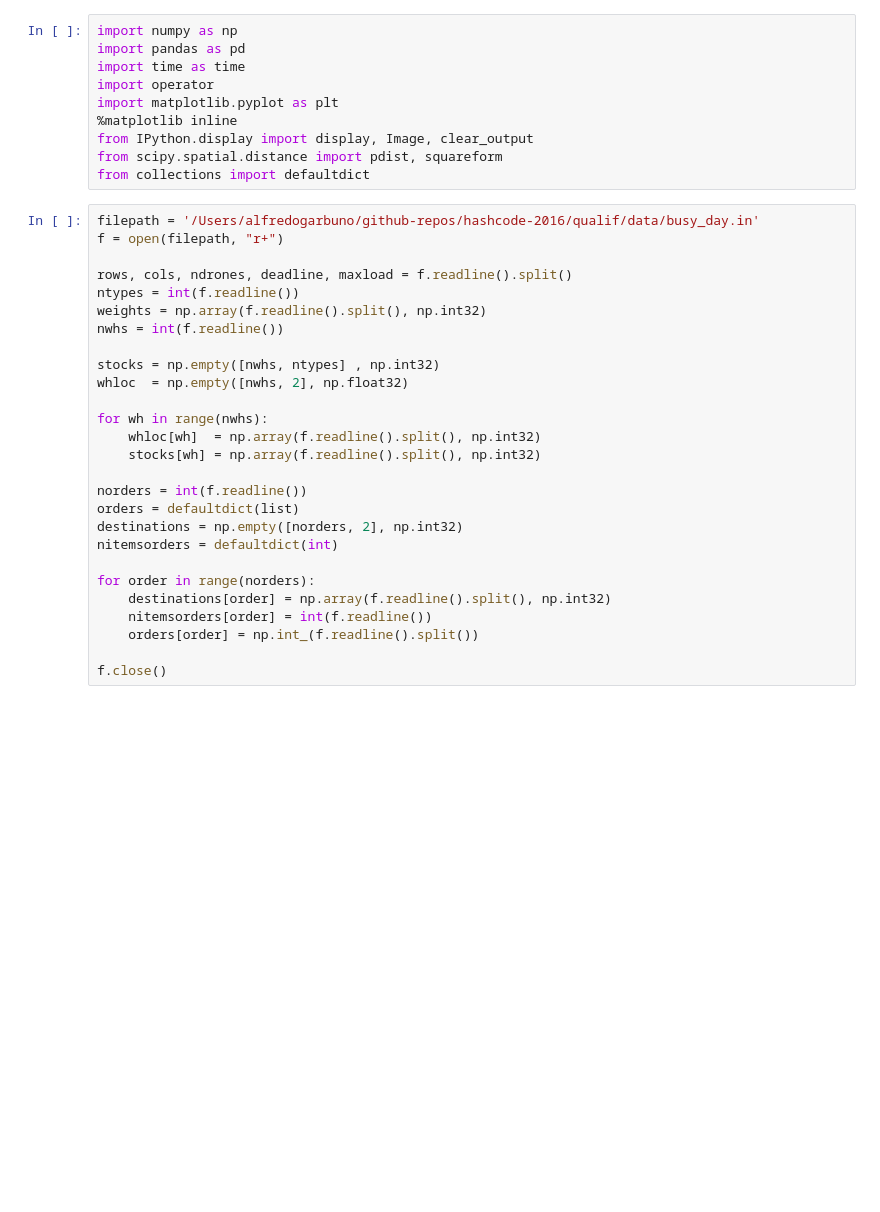
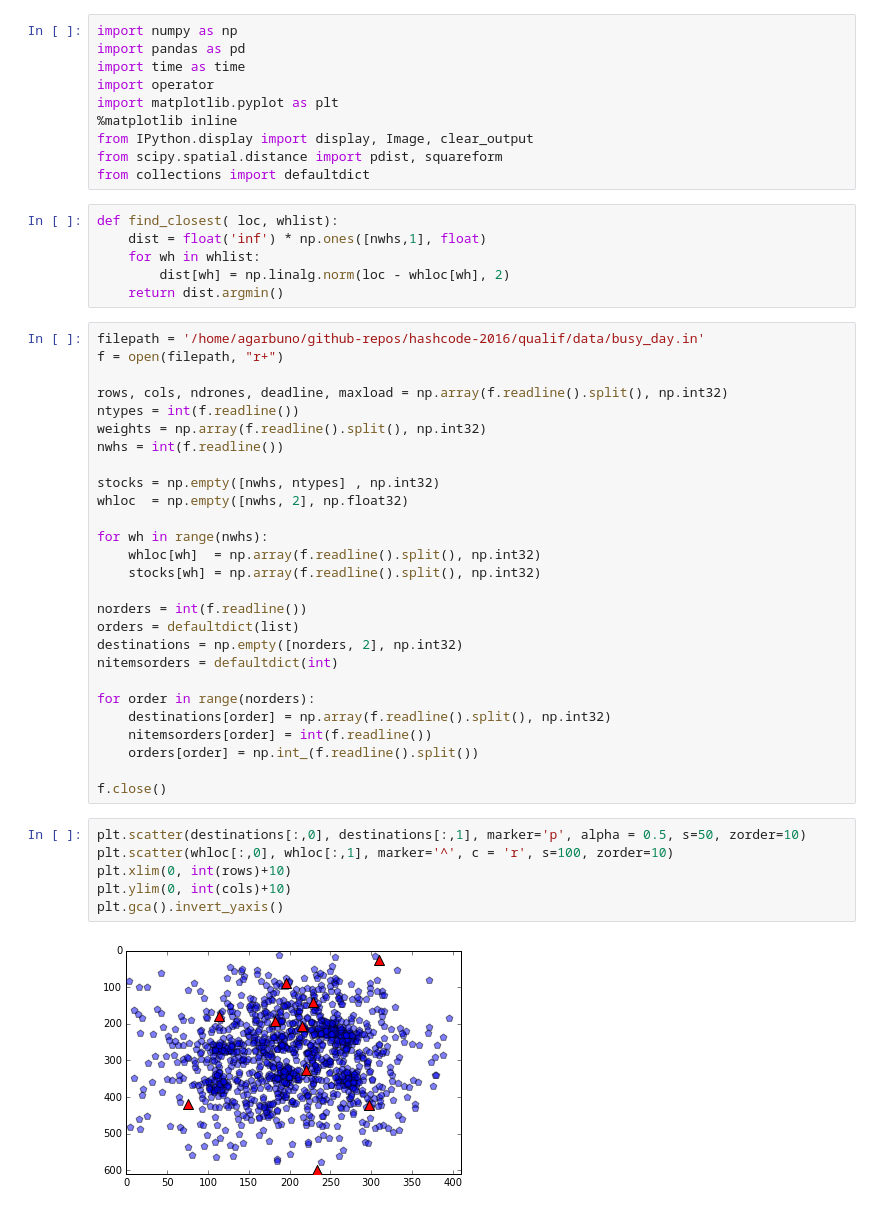
Before and after one commit to agarbuno/hashcode-2016, a Jupyter notebook: qualif/python/reading.ipynb, the cells around one changed output. Cells and saved outputs as stored; diff of their text form; blank space fills up the shorter version.

```diff
--- a/qualif/python/reading.ipynb
+++ b/qualif/python/reading.ipynb
@@ -8,11 +8,17 @@ import matplotlib.pyplot as plt
 from IPython.display import display, Image, clear_output
 from scipy.spatial.distance import pdist, squareform
 from collections import defaultdict
+# %%
+def find_closest( loc, whlist):
+    dist = float('inf') * np.ones([nwhs,1], float)
+    for wh in whlist:
+        dist[wh] = np.linalg.norm(loc - whloc[wh], 2)
+    return dist.argmin()
 # %%
-filepath = '/Users/alfredogarbuno/github-repos/hashcode-2016/qualif/data/busy_day.in'
+filepath = '/home/agarbuno/github-repos/hashcode-2016/qualif/data/busy_day.in'
 f = open(filepath, "r+")
 
-rows, cols, ndrones, deadline, maxload = f.readline().split()
+rows, cols, ndrones, deadline, maxload = np.array(f.readline().split(), np.int32)
 ntypes = int(f.readline())
 weights = np.array(f.readline().split(), np.int32)
 nwhs = int(f.readline())
@@ -35,3 +41,11 @@ for order in range(norders):
     orders[order] = np.int_(f.readline().split())
 
 f.close()
+# %%
+plt.scatter(destinations[:,0], destinations[:,1], marker='p', alpha = 0.5, s=50, zorder=10)
+plt.scatter(whloc[:,0], whloc[:,1], marker='^', c = 'r', s=100, zorder=10)
+plt.xlim(0, int(rows)+10)
+plt.ylim(0, int(cols)+10)
+plt.gca().invert_yaxis()
+# %% [output]
+[figure, added]
```
Also changed, not shown: parts of 6 cells of this notebook.
